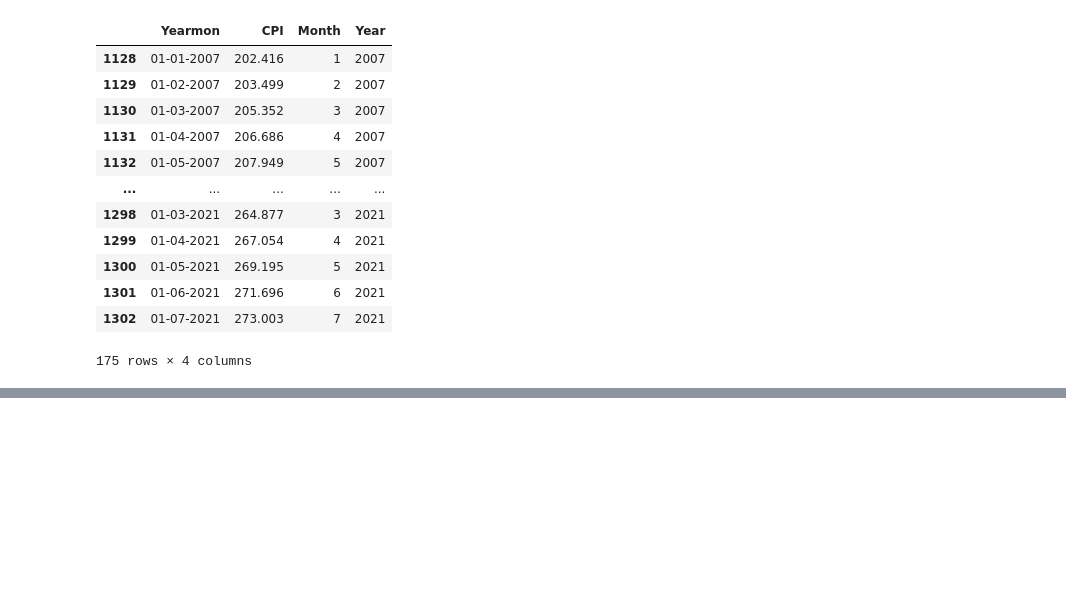
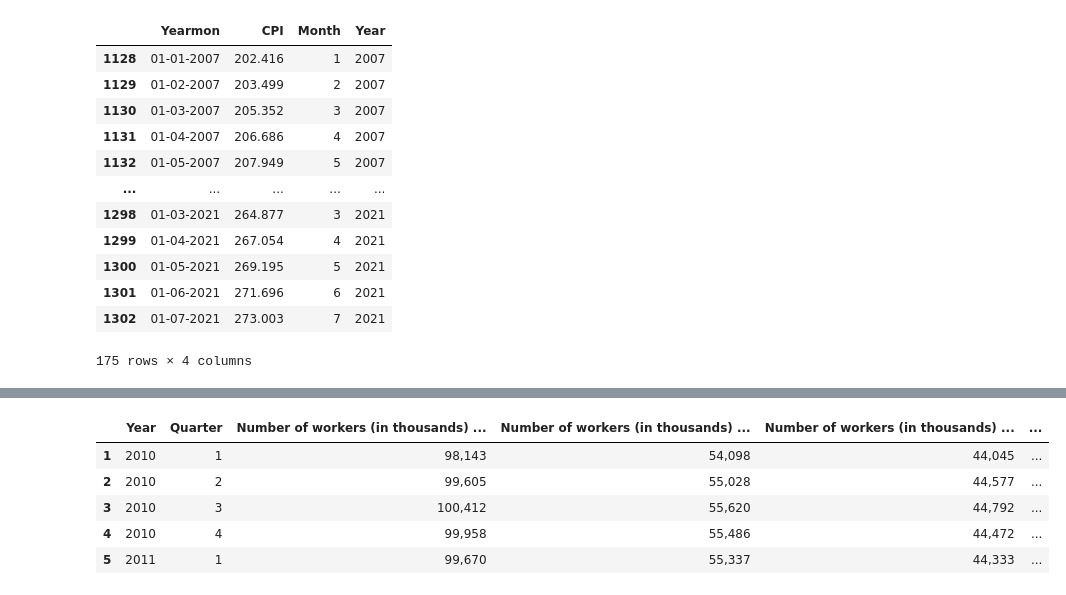
Before and after one commit to AJMnd/Data_Science_Salary, a Jupyter notebook: Notebooks/cleaning_historical_data.ipynb, the cells around one changed output, grey strips where cells are left out. Cells and saved outputs as stored; diff of their text form; code cells hidden in the pictures; blank space fills up the shorter version.

```diff
--- a/Notebooks/cleaning_historical_data.ipynb
+++ b/Notebooks/cleaning_historical_data.ipynb
@@ -185,0 +318,11 @@ hist_wages_df
+# %%
+#drop the lonely 2009 row
+hist_wages_df = hist_wages_df[1:]
+hist_wages_df.head()
+# %% [output]
+|  | Year | Quarter | Number of workers (in thousands) ... | Number of workers (in thousands) ... | Number of workers (in thousands) ... | ... |
+| 1 | 2010 | 1 | 98,143 | 54,098 | 44,045 | ... |
+| 2 | 2010 | 2 | 99,605 | 55,028 | 44,577 | ... |
+| 3 | 2010 | 3 | 100,412 | 55,620 | 44,792 | ... |
+| 4 | 2010 | 4 | 99,958 | 55,486 | 44,472 | ... |
+| 5 | 2011 | 1 | 99,670 | 55,337 | 44,333 | ... |
```
Also changed, not shown: parts of 23 cells of this notebook, 3 other files.
